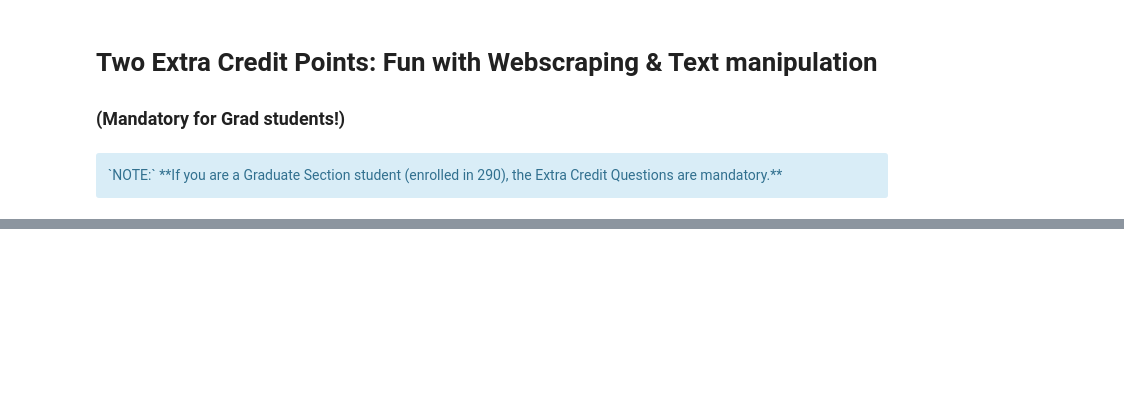
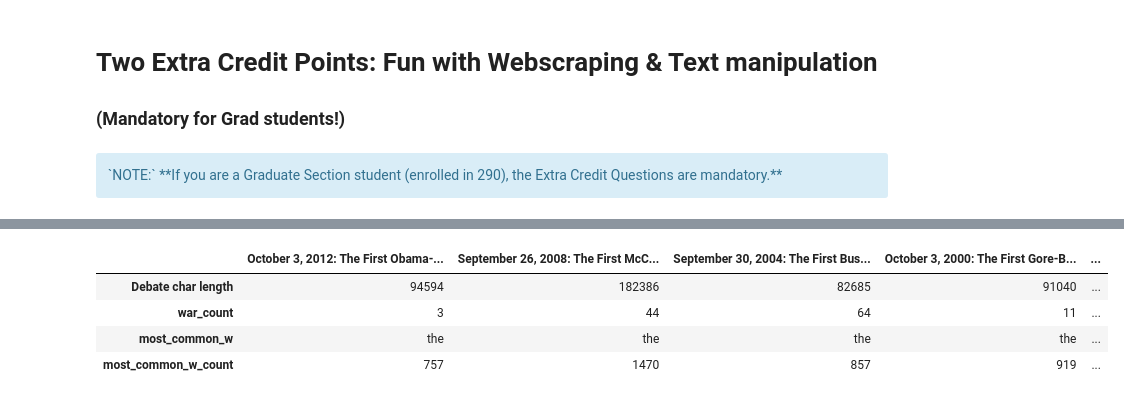
Before and after one commit to AshisGhosh/ashisghosh_data_x_s18, a Jupyter notebook: hw/hw2/hw2_regression_classification_webscraping_v2-1.ipynb, the cells around one changed output, grey strips where cells are left out. Saved outputs shown, nothing was run; the diff lists cells and outputs as text; code cells hidden in the pictures; blank space fills up the shorter version.

```diff
--- a/hw/hw2/hw2_regression_classification_webscraping_v2-1.ipynb
+++ b/hw/hw2/hw2_regression_classification_webscraping_v2-1.ipynb
@@ -319,3 +731,15 @@ Read more about Regular Expressions here: https://docs.python.org/3/howto/regex.
+# %%
+row_names = ["Debate char length", "war_count", "most_common_w", "most_common_w_count"]
+
+df = pd.DataFrame(entries, index=headings, columns=row_names )
+df = df.T
+df
+# %% [output]
+|  | October 3, 2012: The First Obama-... | September 26, 2008: The First McC... | September 30, 2004: The First Bus... | October 3, 2000: The First Gore-B... | ... |
+| Debate char length | 94594 | 182386 | 82685 | 91040 | ... |
+| war_count | 3 | 44 | 64 | 11 | ... |
+| most_common_w | the | the | the | the | ... |
+| most_common_w_count | 757 | 1470 | 857 | 919 | ... |
 # %% [markdown]
 
 ## 2. Download and read in specific line from many data sets
```
Also changed, not shown: parts of 15 cells of this notebook.
